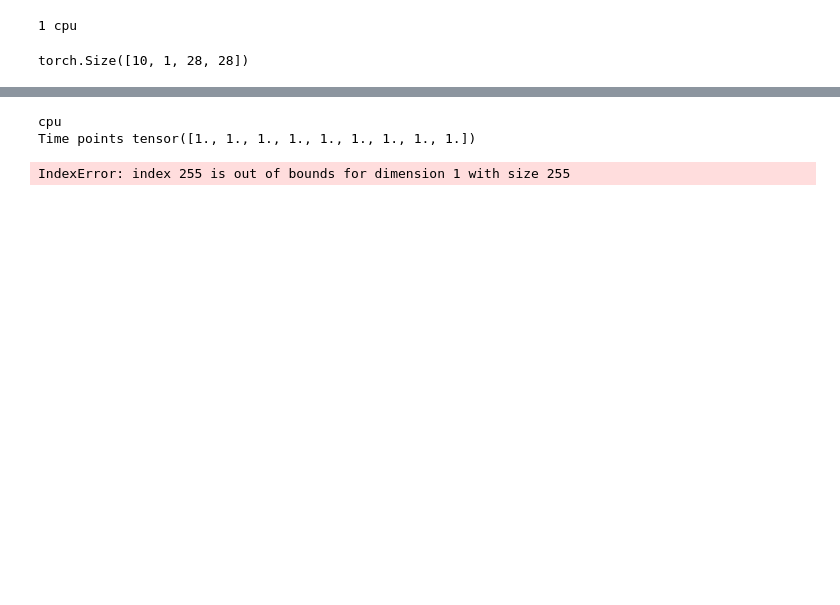
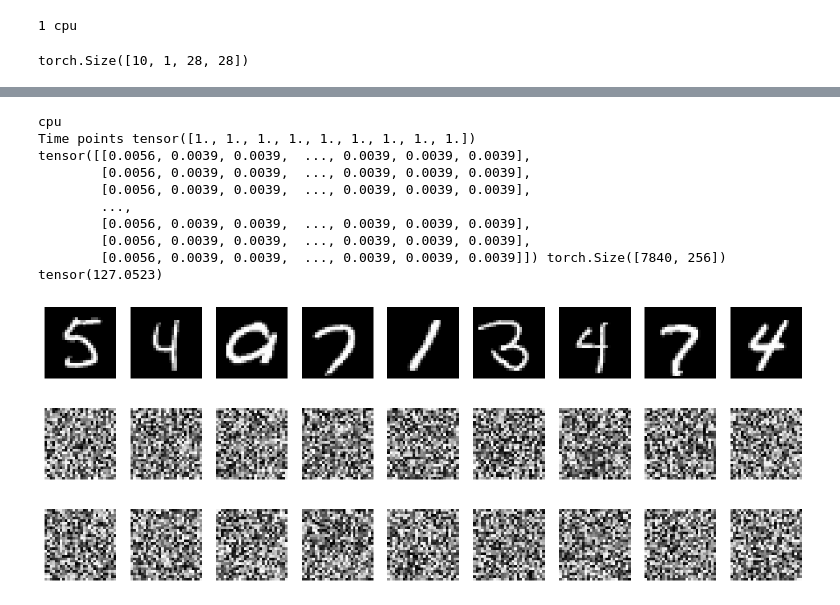
Before and after one commit to paulffm/Continuous-Time-Diffusion-Models-for-Discrete-Data, a Jupyter notebook: ContTimeDiscreteSpace/TAUnSDDM/maze_workaround.ipynb, the cells around one changed output, grey strips where cells are left out. Drawn from its saved outputs; the diff is of its cells as text; code cells hidden in the pictures; blank space fills up the shorter version.

```diff
--- a/ContTimeDiscreteSpace/TAUnSDDM/maze_workaround.ipynb
+++ b/ContTimeDiscreteSpace/TAUnSDDM/maze_workaround.ipynb
@@ -68,10 +70,10 @@ for i in train_dataloader:
 # %%
-cfg.model.rate_const = 1.7
+cfg.model.rate_const = 0.025
 cfg.model.t_func = "sqrt_cos"
 model = UniformRate(cfg, 'cpu')
 #model = UniformVariantRate(cfg, 'cpu')
 device = 'cpu'
-S = 255
+S = 256
 
 
 for minibatch in train_dataloader:
@@ -131,34 +133,44 @@ for minibatch in train_dataloader:
     square_dims = square_dimcat.sample()  # (B,) taking values in [0, D)
 
     rate_new_val_probs = rate_vals_square[
         torch.arange(B, device=device), square_dims, :
     ]  # (B, S) => every row has only one entry = 0, everywhere else 1; chooses the row square_dim of rate_vals_square
     # => now rate_new_val_probs: (B, S) with every row (1, 1, 0)
 
     # samples from rate_new_val_probs and chooses state to transition to => more likely where entry is 1 instead of 0?
     square_newvalcat = torch.distributions.categorical.Categorical(
         rate_new_val_probs
     )
 
     square_newval_samples = (
         square_newvalcat.sample()
     )  # (B, ) taking values in [0, S)
 
 
     x_tilde = x_t.clone()
     x_tilde[torch.arange(B, device=device), square_dims] = square_newval_samples
     x_tilde = x_tilde.view(B, C, H, W)
     print(torch.mean(x_tilde[1,:, :, :].float()))
     #print(x_tilde[0,0, :, :].std())
     show_images(minibatch.view(B, C, H, W), n=9) # * 127.5
     show_images(x_tilde, n=9) # * 127.5
     noise_x = torch.randint(low=0, high=S, size=(B, D), device=device)
     show_images(noise_x.view(B, C, H, W), n=9) # * 127.5
     break
 # %% [output]
 cpu
 Time points tensor([1., 1., 1., 1., 1., 1., 1., 1., 1.])
+tensor([[0.0056, 0.0039, 0.0039,  ..., 0.0039, 0.0039, 0.0039],
+        [0.0056, 0.0039, 0.0039,  ..., 0.0039, 0.0039, 0.0039],
+        [0.0056, 0.0039, 0.0039,  ..., 0.0039, 0.0039, 0.0039],
+        ...,
+        [0.0056, 0.0039, 0.0039,  ..., 0.0039, 0.0039, 0.0039],
+        [0.0056, 0.0039, 0.0039,  ..., 0.0039, 0.0039, 0.0039],
+        [0.0056, 0.0039, 0.0039,  ..., 0.0039, 0.0039, 0.0039]]) torch.Size([7840, 256])
+tensor(127.0523)
-IndexError: index 255 is out of bounds for dimension 1 with size 255
+[figure, added]
+[figure, added]
+[figure, added]
 # %%
 import lib.utils.utils as utils
 cfg.model.rate_const = 0.5
```
Also changed, not shown: parts of 1 cell of this notebook, 3 other files.
